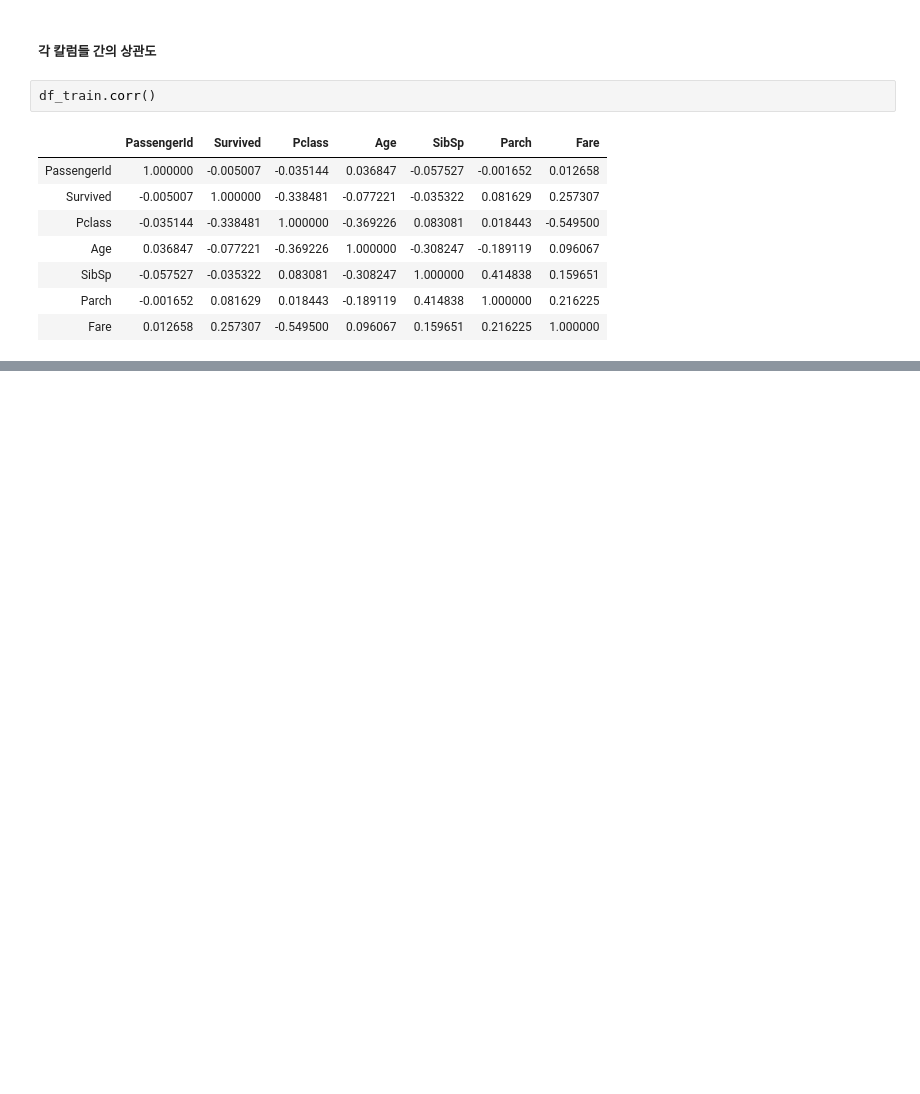
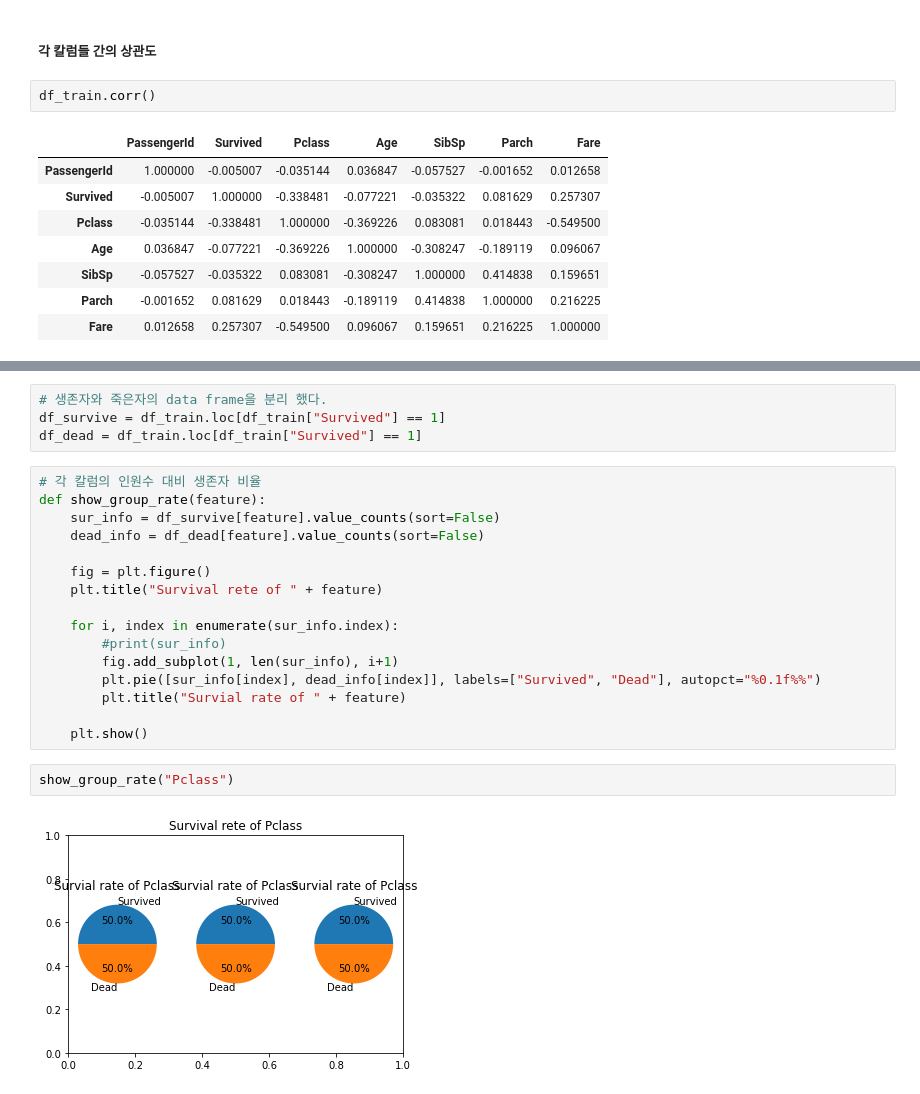
Before and after one commit to AI-Engineering/PythonLecture, a Jupyter notebook: MLclass/titanic.ipynb, the cells around one changed output, grey strips where cells are left out. Cells and saved outputs as stored; diff of their text form; blank space fills up the shorter version.

```diff
--- a/MLclass/titanic.ipynb
+++ b/MLclass/titanic.ipynb
@@ -75,0 +113,24 @@ plt.show()
+# %%
+# 생존자와 죽은자의 data frame을 분리 했다.
+df_survive = df_train.loc[df_train["Survived"] == 1]
+df_dead = df_train.loc[df_train["Survived"] == 1]
+# %%
+# 각 칼럼의 인원수 대비 생존자 비율
+def show_group_rate(feature):
+    sur_info = df_survive[feature].value_counts(sort=False)
+    dead_info = df_dead[feature].value_counts(sort=False)
+
+    fig = plt.figure()
+    plt.title("Survival rete of " + feature)
+
+    for i, index in enumerate(sur_info.index):
+        #print(sur_info)
+        fig.add_subplot(1, len(sur_info), i+1)
+        plt.pie([sur_info[index], dead_info[index]], labels=["Survived", "Dead"], autopct="%0.1f%%")
+        plt.title("Survial rate of " + feature)
+
+    plt.show()
+# %%
+show_group_rate("Pclass")
+# %% [output]
+[figure, added]
```
Also changed, not shown: parts of 10 cells of this notebook.
